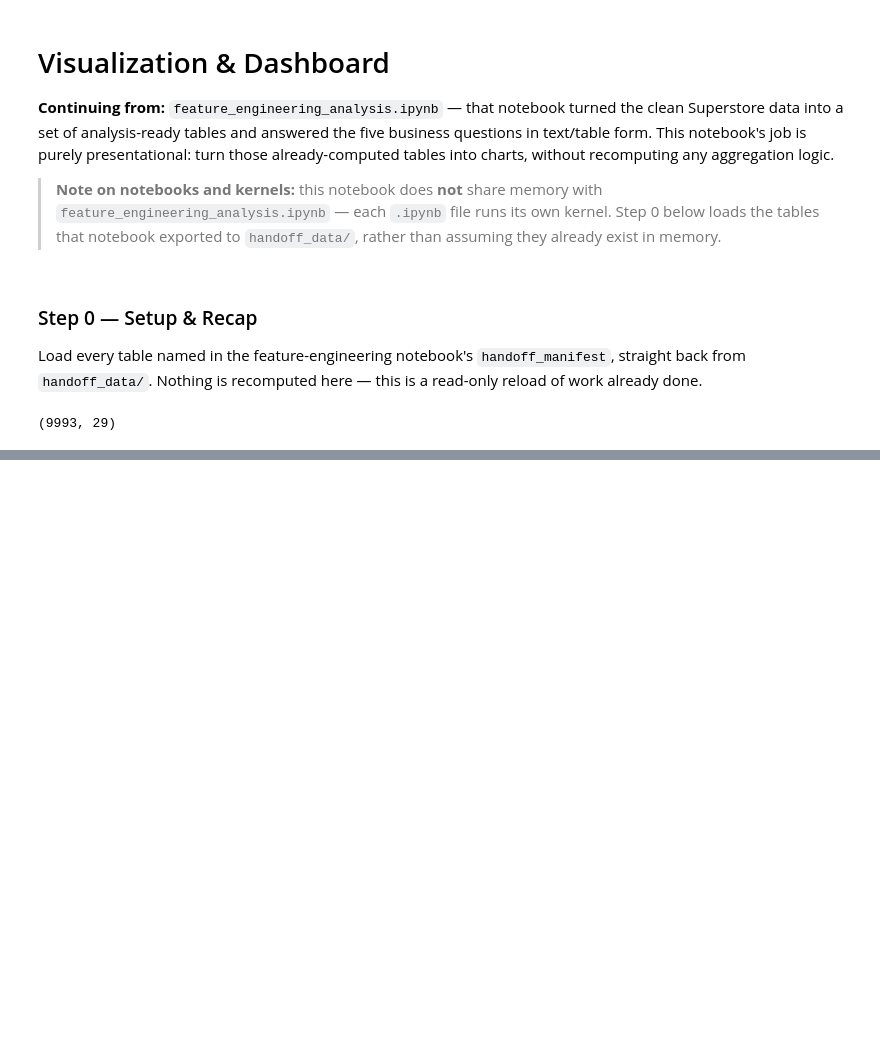
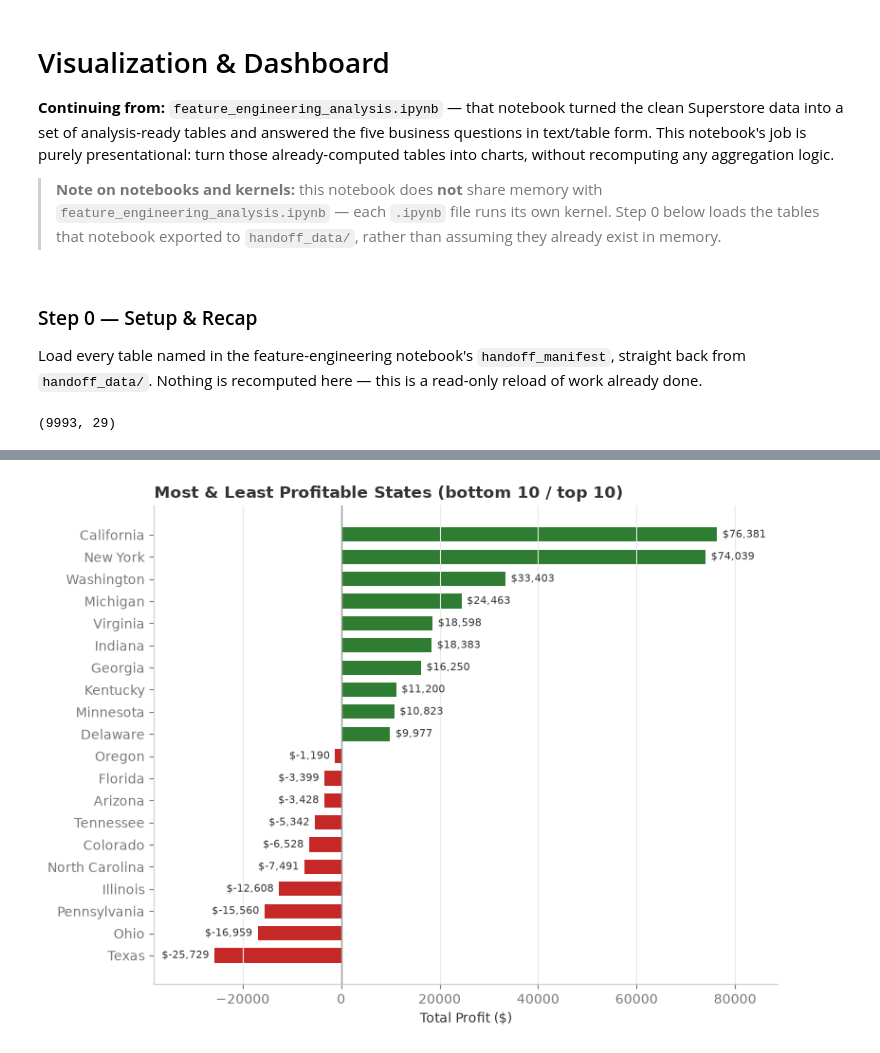
Before and after one commit to wmouhammed2016/data_exploring_cleaning, a Jupyter notebook: visualization_dashboard.ipynb, the cells around one changed output, grey strips where cells are left out. Cells and saved outputs as stored; diff of their text form; code cells hidden in the pictures; blank space fills up the shorter version.

```diff
--- a/visualization_dashboard.ipynb
+++ b/visualization_dashboard.ipynb
@@ -66,0 +140,22 @@ Build one chart per question from the feature-engineering notebook's Step 6, usi
+# %%
+# 1a. Static matplotlib version: bottom 10 (biggest loss) + top 10 (most profit)
+sp_sorted = state_profit.sort_values()
+combo = pd.concat([sp_sorted.head(10), sp_sorted.tail(10)]).sort_values()
+colors = [COLOR_NEG if v < 0 else COLOR_POS for v in combo.values]
+
+fig, ax = plt.subplots(figsize=(8, 6))
+bars = ax.barh(combo.index, combo.values, color=colors, height=0.65)
+ax.axvline(0, color="#999999", linewidth=1)
+ax.set_xlabel("Total Profit ($)")
+ax.set_title("Most & Least Profitable States (bottom 10 / top 10)", loc="left", fontsize=12, fontweight="bold")
+for bar, v in zip(bars, combo.values):
+    ha = "left" if v >= 0 else "right"
+    ax.annotate(f"${v:,.0f}", xy=(v, bar.get_y() + bar.get_height() / 2),
+                xytext=(4 if v >= 0 else -4, 0), textcoords="offset points",
+                va="center", ha=ha, fontsize=8, color=INK)
+ax.margins(x=0.12)
+ax.grid(axis="y", visible=False)
+plt.tight_layout()
+plt.show()
+# %% [output]
+[figure, added]
```
Also changed, not shown: parts of 19 cells of this notebook, 3 other files.
